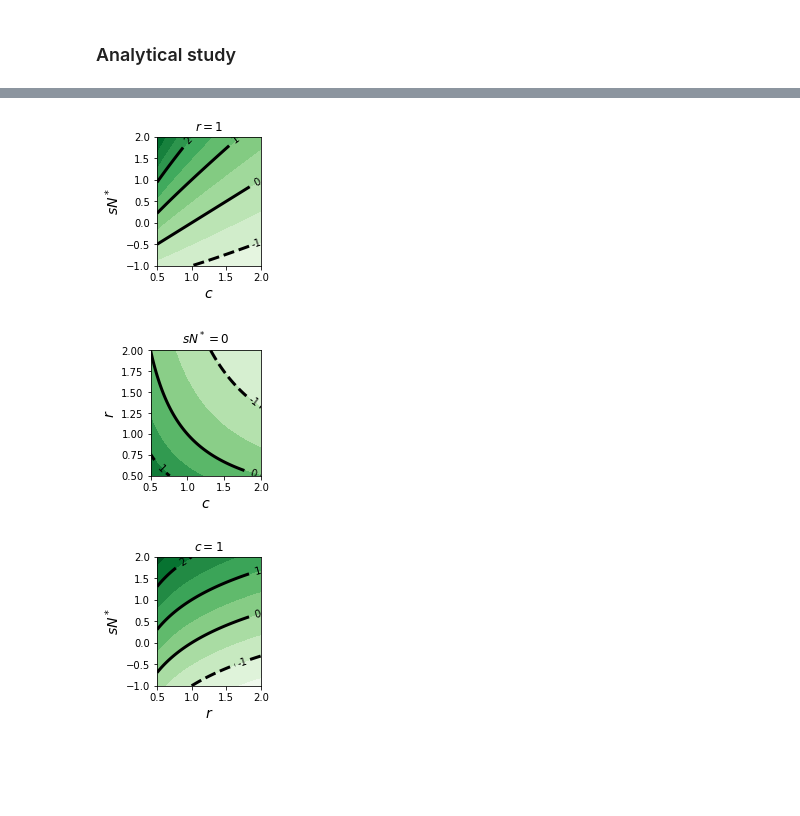
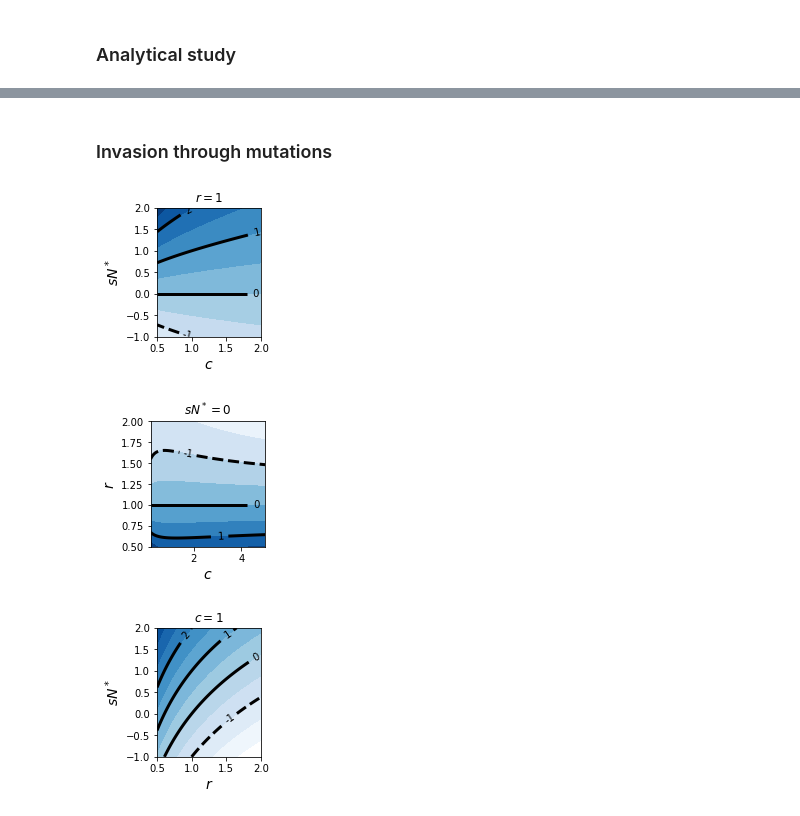
Before and after one commit to amazzoli/PopGenCompetition, a Jupyter notebook: main/Invasion_prob.ipynb, the cells around one changed output, grey strips where cells are left out. Drawn from its saved outputs; the diff is of its cells as text; code cells hidden in the pictures; blank space fills up the shorter version.

Commit message:
paper figures

```diff
--- a/main/Invasion_prob.ipynb
+++ b/main/Invasion_prob.ipynb
@@ -241,0 +306,15 @@ plt.savefig(plot_dir+'p_inv_log_ratio.png', dpi=200, transparent=True)
+# %%
+c=0.1
+rs = np.logspace(np.log10(0.1), np.log10(10),99)
+sMs = np.linspace(-10,10,99)
+
+x_mat, y_mat, z_mat = [], [], []
+for sM in sMs:
+    aux2_x_mat, aux2_y_mat, aux2_z_mat = [], [], []
+    for r in rs:
+        aux2_x_mat.append(r)
+        aux2_y_mat.append(sM)
+        aux2_z_mat.append(log_inv_prob_ratio(sM,r,c))
+    x_mat.append(aux2_x_mat)
+    y_mat.append(aux2_y_mat)
+    z_mat.append(aux2_z_mat)
@@ -242,3 +338,13 @@ plt.savefig(plot_dir+'p_inv_log_ratio.png', dpi=200, transparent=True)
+# %% [markdown]
+### Invasion through mutations
+# %%
+def log_minv_prob_ratio(sM, r, c):
+    if r != c:
+        aux1 = sM * (r-1)/(r-c)
+        aux2 = (1 + (sM*r*(c-1)-(1-r*c)*(r-c))/(c-r)**2) * np.log(c/r)
+        return aux1+aux2
+    else:
+        return (sM*(r+1)/2+1-r**2)/r
 # %%
 r = 1
 sMs = np.linspace(-1,2,99)
@@ -250,7 +356,7 @@ for c in cs:
     for sM in sMs:
         aux2_x_mat.append(c)
         aux2_y_mat.append(sM)
-        aux2_z_mat.append(log_inv_prob_ratio(sM,r,c))
+        aux2_z_mat.append(log_minv_prob_ratio(sM,r,c))
     x_mat.append(aux2_x_mat)
     y_mat.append(aux2_y_mat)
     z_mat.append(aux2_z_mat)
@@ -260,20 +366,20 @@ fig, ax = plt.subplots(1,1,figsize=(2.6,2.8))
 ax.set_ylabel(r'$s N^*$', fontsize=14)
 ax.set_xlabel(r'$c$', fontsize=14)
 ax.set_title(r'$r={}$'.format(r))
-cntf = ax.contourf(x_mat, y_mat, z_mat, levels=np.linspace(-2,4,13), cmap='Greens')
+cntf = ax.contourf(x_mat, y_mat, z_mat, levels=np.linspace(-2,3,11), cmap='Blues')
 cnt = ax.contour(x_mat, y_mat, z_mat, levels=[-1,0,1,2], colors='black', linewidths=3)
 ax.clabel(cnt, fmt='%2.0f')
 
 #cb = plt.colorbar(cntf, ax=ax)
 #cb.set_label(r'$\log(\;p_{inv}/\tilde{p}_{inv}\;)$', fontsize=14)
 plt.tight_layout()
-plt.savefig('../plots/Inv_prob/log_pratio_rfix.svg',dpi=200)
+plt.savefig('../plots/Inv_prob/log_mpratio_rfix.svg',dpi=200)
 # %% [output]
-[figure, old version]
+[figure, new version]
 # %%
 sM = 0
 rs = np.linspace(0.5,2,99)
-cs = np.linspace(0.5,2,99)
+cs = np.linspace(0.2,5,99)
 
 x_mat, y_mat, z_mat = [], [], []
 for c in cs:
@@ -281,26 +387,26 @@ for c in cs:
     for r in rs:
         aux2_x_mat.append(c)
         aux2_y_mat.append(r)
-        aux2_z_mat.append(log_inv_prob_ratio(sM,r,c))
+        aux2_z_mat.append(log_minv_prob_ratio(sM,r,c))
     x_mat.append(aux2_x_mat)
     y_mat.append(aux2_y_mat)
     z_mat.append(aux2_z_mat)
 # %%
 fig, ax = plt.subplots(1,1,figsize=(2.6,2.8))
 
 ax.set_xlabel(r'$c$', fontsize=14)
 ax.set_ylabel(r'$r$', fontsize=14)
 ax.set_title(r'$s N^*={}$'.format(sM))
-cntf = ax.contourf(x_mat, y_mat, z_mat, levels=np.linspace(-2,2,9), cmap='Greens')
+cntf = ax.contourf(x_mat, y_mat, z_mat, levels=np.linspace(-2,2,9), cmap='Blues')
 cnt = ax.contour(x_mat, y_mat, z_mat, levels=[-1,0,1], colors='black', linewidths=3)
 ax.clabel(cnt, fmt='%2.0f')
 
 #cb = plt.colorbar(cntf, ax=ax)
 #cb.set_label(r'$\log(\;p_{inv}/\tilde{p}_{inv}\;)$', fontsize=14)
 plt.tight_layout()
-plt.savefig('../plots/Inv_prob/log_pratio_sNfix.svg',dpi=200)
+plt.savefig('../plots/Inv_prob/log_mpratio_sNfix.svg',dpi=200)
 # %% [output]
-[figure, old version]
+[figure, new version]
 # %%
 c=1
 rs = np.linspace(0.5,2,99)
@@ -322,13 +428,13 @@ fig, ax = plt.subplots(1,1,figsize=(2.6,2.8))
 ax.set_ylabel(r'$s N^*$', fontsize=14)
 ax.set_xlabel(r'$r$', fontsize=14)
 ax.set_title(r'$c={}$'.format(c))
-cntf = ax.contourf(x_mat, y_mat, z_mat, levels=np.linspace(-2,3,11), cmap='Greens')
+cntf = ax.contourf(x_mat, y_mat, z_mat, levels=np.linspace(-2,4,13), cmap='Blues')
 cnt = ax.contour(x_mat, y_mat, z_mat, levels=[-1,0,1,2], colors='black', linewidths=3)
 ax.clabel(cnt, fmt='%2.0f')
 
 #cb = plt.colorbar(cntf, ax=ax)
 #cb.set_label(r'$\log(\;p_{inv}/\tilde{p}_{inv}\;)$', fontsize=14)
 plt.tight_layout()
-plt.savefig('../plots/Inv_prob/log_pratio_cfix.svg',dpi=200)
+plt.savefig('../plots/Inv_prob/log_mpratio_cfix.svg',dpi=200)
 # %% [output]
-[figure, old version]
+[figure, new version]
```
Also changed, not shown: parts of 9 cells of this notebook, 12 other files.
